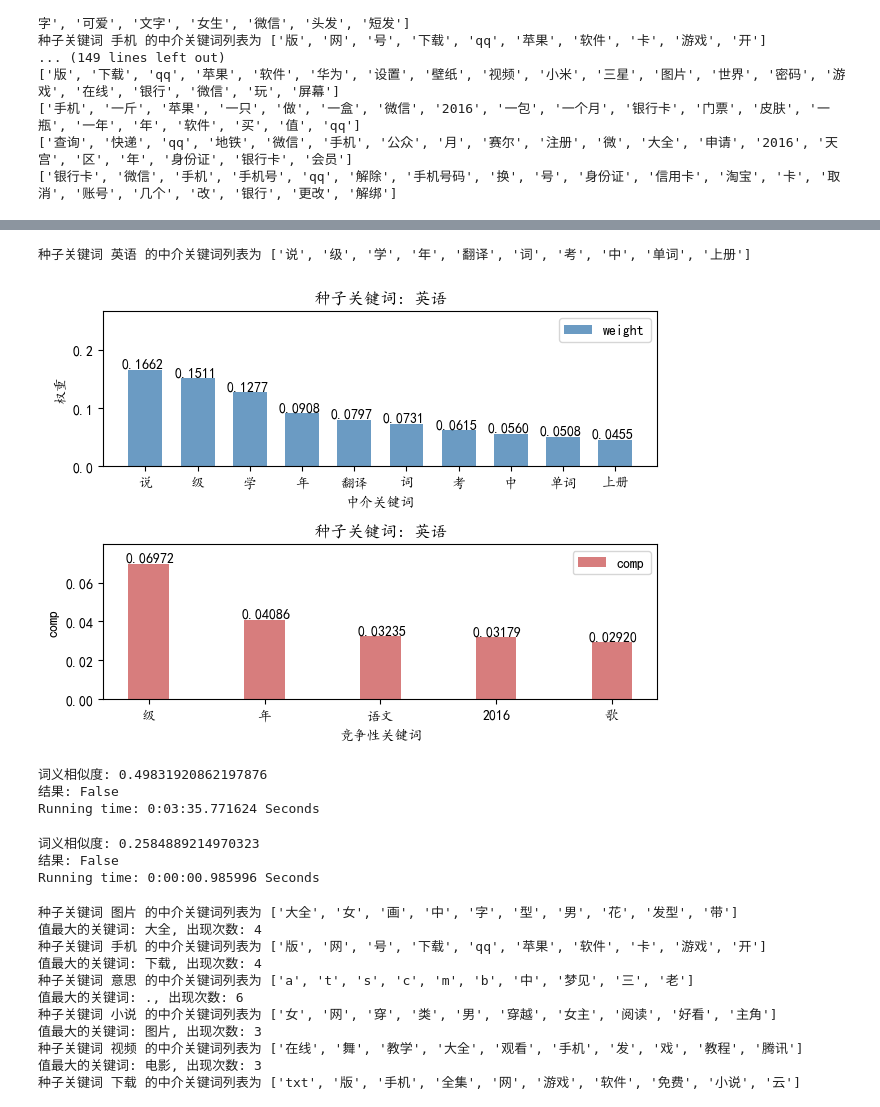
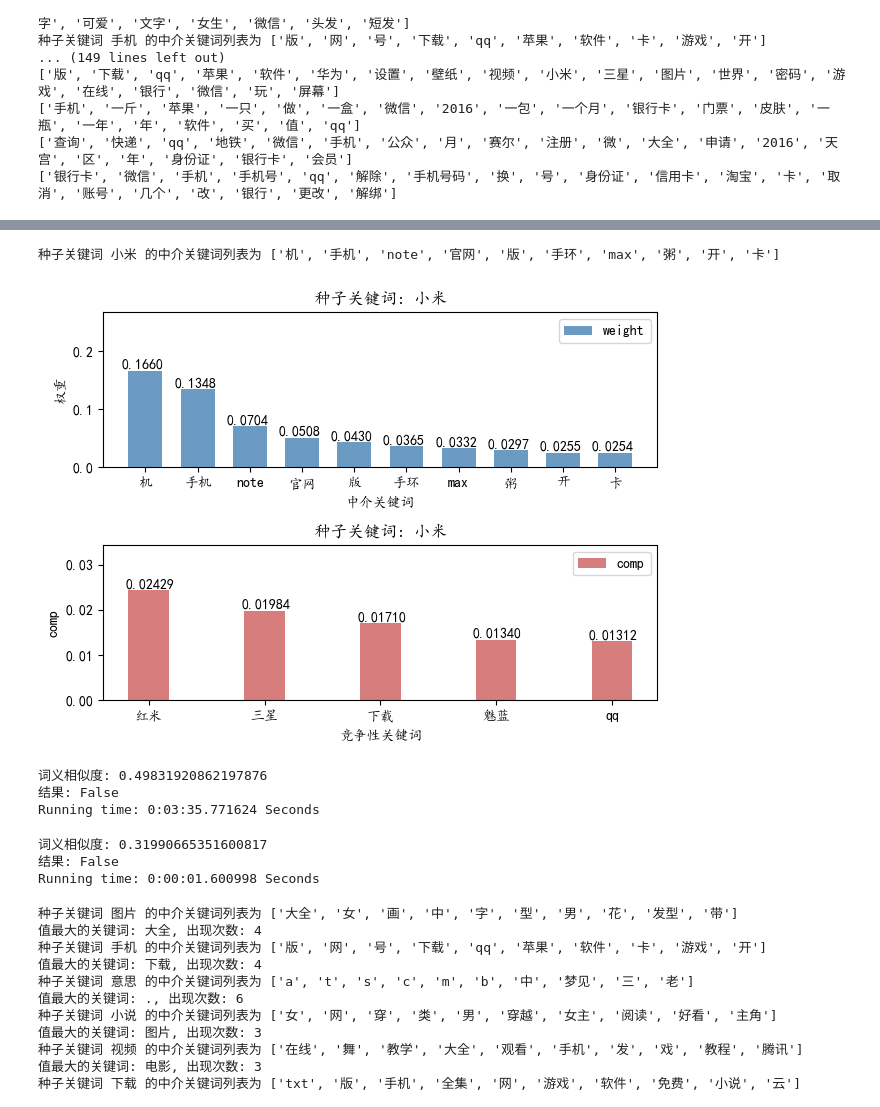
Before and after one commit to wangprocess/Py-CompKey-Alg, a Jupyter notebook: experiment1.ipynb, the cells around one changed output, grey strips where cells are left out. Drawn from its saved outputs; the diff is of its cells as text; code cells hidden in the pictures.

```diff
--- a/experiment1.ipynb
+++ b/experiment1.ipynb
@@ -711,7 +779,7 @@ import matplotlib.pyplot as plt
 import numpy as np
 
 # 种子关键字选择
-seedword = "英语"
+seedword = "小米"
 
 
 comp_list = []
@@ -732,7 +800,7 @@ for agencyword in agencywords_list:
 
 
 # 获取comp
-with open('./comp/seedword_'+seedword+'.txt', 'r', encoding='utf-8') as file:
+with open('./comp_plus/seedword_'+seedword+'.txt', 'r', encoding='utf-8') as file:
         count = 0
         for record in file:
             info = record.split("||")
@@ -768,35 +836,35 @@ for i,weight in enumerate(weight_list):
 
 # 显示图例
 plt.legend()
 
 
 
 # 构建数据
 bar_width = 0.35
 plt.subplot(2, 1, 2)  # 2行1列的子图，选择第2个子图
 plt.bar(np.arange(5), comp_list, label = 'comp', color = 'indianred', alpha = 0.8, width = bar_width)
 # 添加轴标签
 plt.xlabel('竞争性关键词')
 plt.ylabel('comp')
 # 添加标题
 plt.title("种子关键词: " + seedword  )
 # 添加刻度标签
 plt.xticks(np.arange(5),compkey_list)
 # 设置Y轴的刻度范围
 plt.ylim([0, comp_list[0]+0.01])
 for i,comp in enumerate(comp_list):
     plt.text(i-0.2, comp, '{:.5f}'.format(comp), va='bottom')
 
 # 显示图例
 plt.legend()
 
 # 调整子图的间距
 plt.tight_layout()
 # 显示图形
 plt.show()
 # %% [output]
-种子关键词 英语 的中介关键词列表为 ['说', '级', '学', '年', '翻译', '词', '考', '中', '单词', '上册']
+种子关键词 小米 的中介关键词列表为 ['机', '手机', 'note', '官网', '版', '手环', 'max', '粥', '开', '卡']
-[figure, old version]
+[figure, new version]
 # %%
 from gensim.models import FastText
 import datetime
@@ -836,8 +904,8 @@ import datetime
 start=datetime.datetime.now()
 
 nlp = spacy.load('zh_core_web_sm')
-doc1 = nlp("中国")
-doc2 = nlp("中国式")
+doc1 = nlp("苹果")
+doc2 = nlp("三星")
 similarity = doc1.similarity(doc2)
 # 设置相似度阈值
 threshold = 0.9
@@ -853,9 +921,9 @@ print(f"结果: {result}")
 end=datetime.datetime.now()
 print('Running time: %s Seconds'%(end-start))
 # %% [output]
-词义相似度: 0.2584889214970323
+词义相似度: 0.31990665351600817
 结果: False
-Running time: 0:00:00.985996 Seconds
+Running time: 0:00:01.600998 Seconds
 # %%
 # 使用统计关键词出现次数的方式来快速定位高相关度的竞争性关键词
 # 从文件中提取出竞争关键词
```
Also changed, not shown: parts of 1 cell of this notebook, 1 other file.
